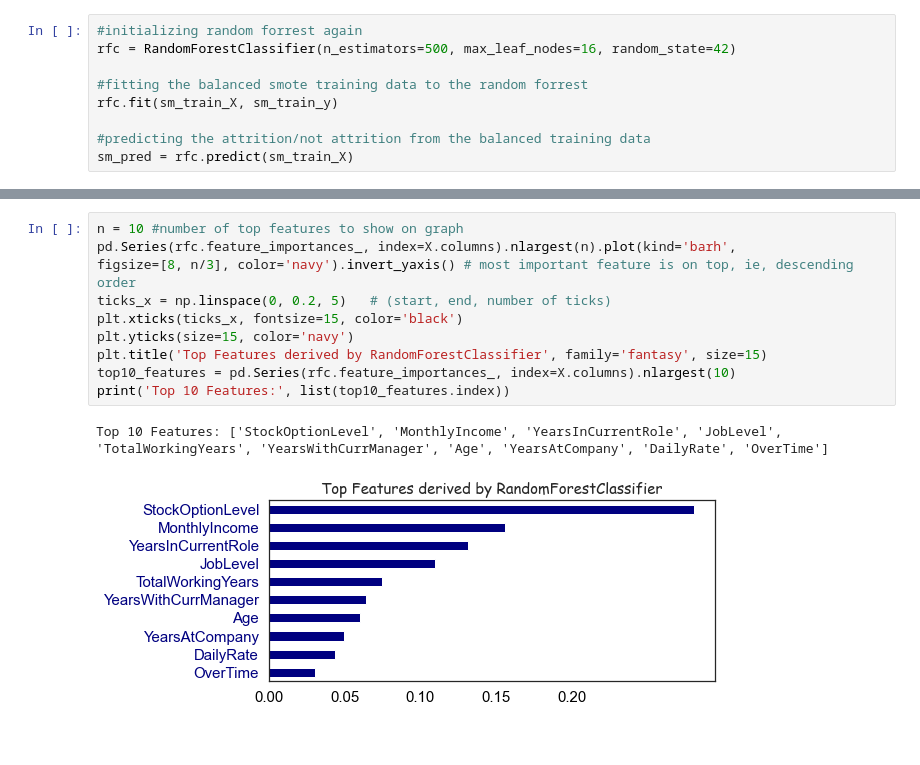
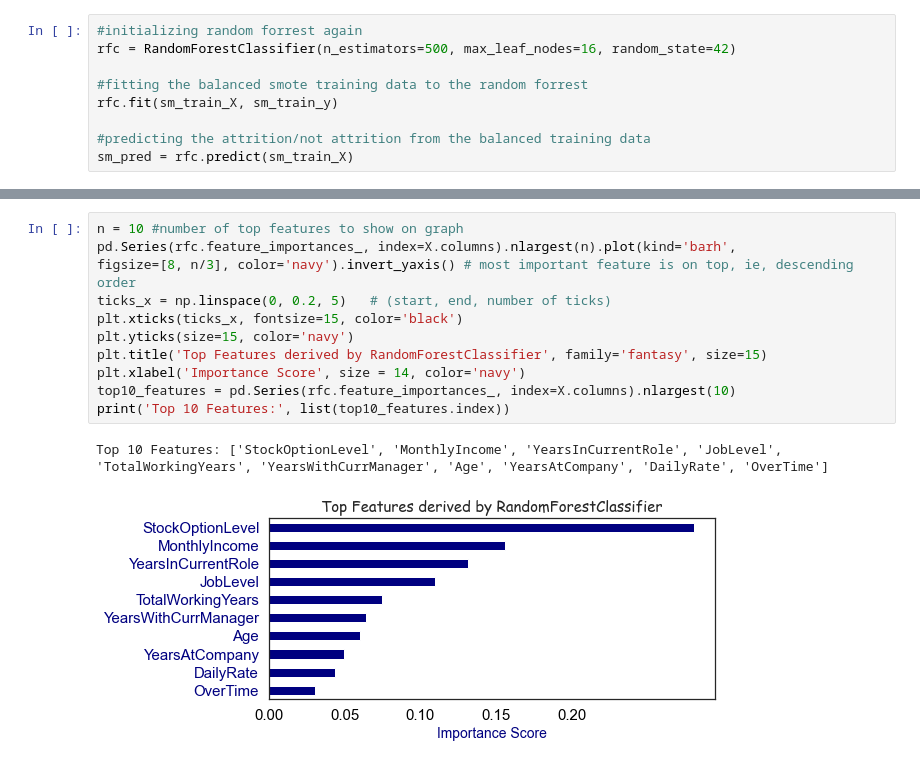
Before and after one commit to taliarosenkranz/Portfolio, a Jupyter notebook: Employee_Attrition_RandomForest.ipynb, the cells around one changed output, grey strips where cells are left out. Drawn from its saved outputs; the diff is of its cells as text.

```diff
--- a/Employee_Attrition_RandomForest.ipynb
+++ b/Employee_Attrition_RandomForest.ipynb
@@ -397,13 +380,14 @@ After balancing the data we can now also see a new distribution of the most impo
 # %%
 n = 10 #number of top features to show on graph
 pd.Series(rfc.feature_importances_, index=X.columns).nlargest(n).plot(kind='barh',
 figsize=[8, n/3], color='navy').invert_yaxis() # most important feature is on top, ie, descending order
 ticks_x = np.linspace(0, 0.2, 5)   # (start, end, number of ticks)
 plt.xticks(ticks_x, fontsize=15, color='black')
 plt.yticks(size=15, color='navy')
 plt.title('Top Features derived by RandomForestClassifier', family='fantasy', size=15)
+plt.xlabel('Importance Score', size = 14, color='navy')
 top10_features = pd.Series(rfc.feature_importances_, index=X.columns).nlargest(10)
 print('Top 10 Features:', list(top10_features.index))
 # %% [output]
 Top 10 Features: ['StockOptionLevel', 'MonthlyIncome', 'YearsInCurrentRole', 'JobLevel', 'TotalWorkingYears', 'YearsWithCurrManager', 'Age', 'YearsAtCompany', 'DailyRate', 'OverTime']
-[figure, old version]
+[figure, new version]
```
Also changed, not shown: parts of 36 cells of this notebook.
